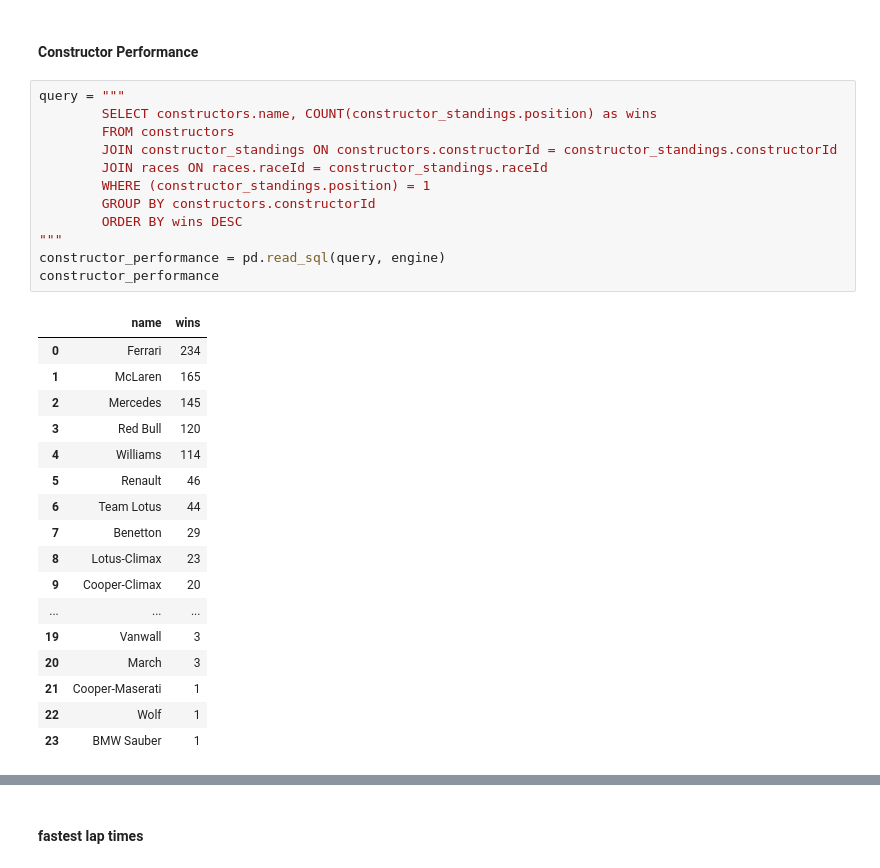
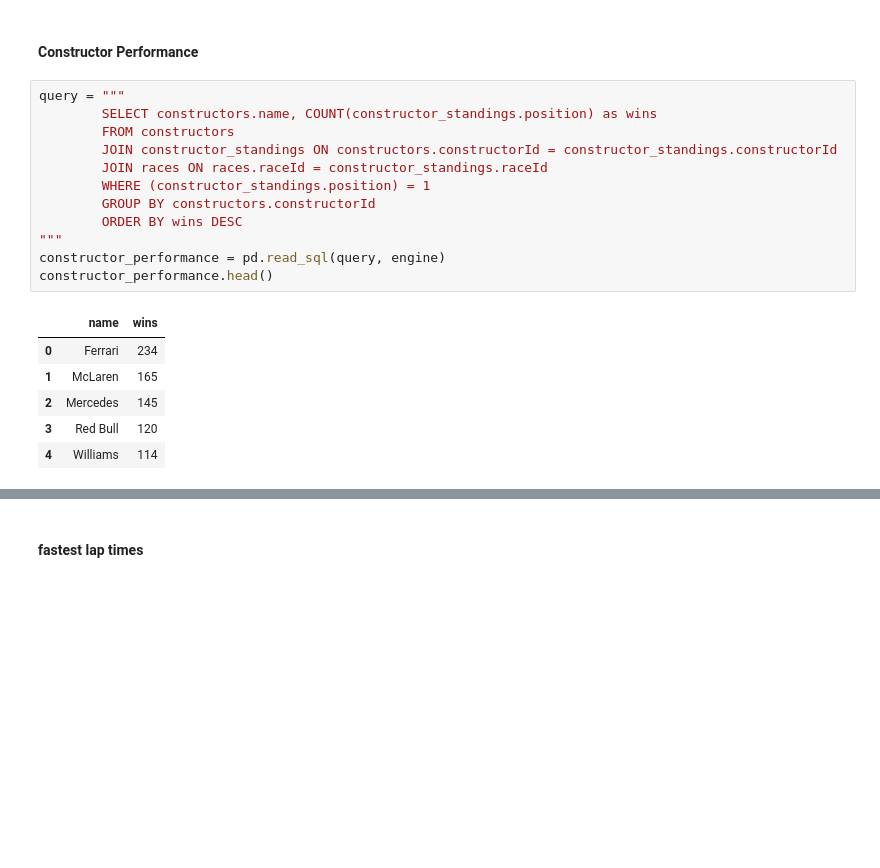
Before and after one commit to sagarverma29/F1-World-Championship-Analysis, a Jupyter notebook: Formula 1 EDA.ipynb, the cells around one changed output, grey strips where cells are left out. Drawn from its saved outputs; the diff is of its cells as text; blank space fills up the shorter version.

```diff
--- a/Formula 1 EDA.ipynb
+++ b/Formula 1 EDA.ipynb
@@ -337,30 +337,19 @@ plt.show()
 # %%
 query = """
         SELECT constructors.name, COUNT(constructor_standings.position) as wins
         FROM constructors
         JOIN constructor_standings ON constructors.constructorId = constructor_standings.constructorId
         JOIN races ON races.raceId = constructor_standings.raceId
         WHERE (constructor_standings.position) = 1
         GROUP BY constructors.constructorId
         ORDER BY wins DESC
 """
 constructor_performance = pd.read_sql(query, engine)
-constructor_performance
+constructor_performance.head()
 # %% [output]
 |  | name | wins |
 | 0 | Ferrari | 234 |
 | 1 | McLaren | 165 |
 | 2 | Mercedes | 145 |
 | 3 | Red Bull | 120 |
 | 4 | Williams | 114 |
-| 5 | Renault | 46 |
-| 6 | Team Lotus | 44 |
-| 7 | Benetton | 29 |
-| 8 | Lotus-Climax | 23 |
-| 9 | Cooper-Climax | 20 |
-| ... | ... | ... |
-| 19 | Vanwall | 3 |
-| 20 | March | 3 |
-| 21 | Cooper-Maserati | 1 |
-| 22 | Wolf | 1 |
-| 23 | BMW Sauber | 1 |
```
Also changed, not shown: parts of 6 cells of this notebook.
